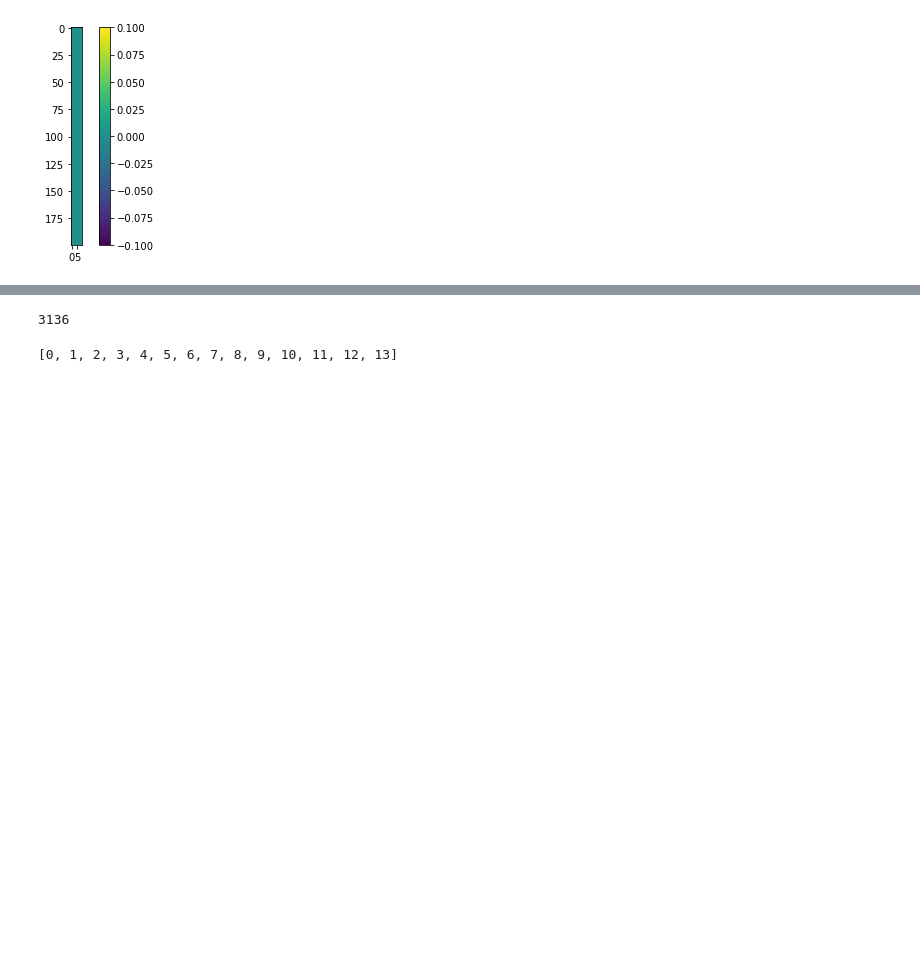
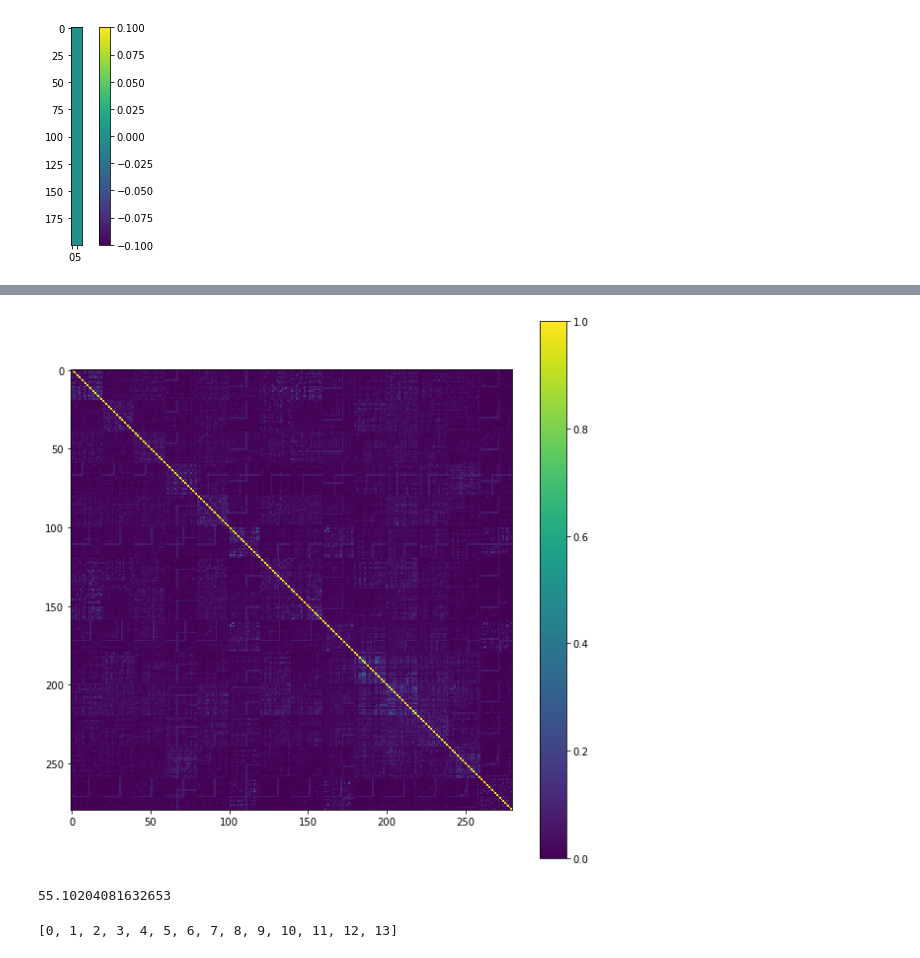
Before and after one commit to chanokin/l2l-omniglot, a Jupyter notebook: check_mid_spikes.ipynb, the cells around one changed output, grey strips where cells are left out. Cells and saved outputs as stored; diff of their text form; code cells hidden in the pictures; blank space fills up the shorter version.

```diff
--- a/check_mid_spikes.ipynb
+++ b/check_mid_spikes.ipynb
@@ -926,3 +960,12 @@ binned
+# %%
+plt.figure(figsize=(10, 10))
+ax = plt.subplot(1, 1, 1)
+#     ax.set_title("fitness = {}".format(fits))
+im = plt.imshow(avg / div, interpolation='none')#, vmin=0, vmax=1)#, cmap='gray')
+plt.colorbar(im)
+plt.show()
+# %% [output]
+[figure, added]
 # %%
 plt.figure(figsize=(16, 5))
 ax = plt.subplot(1, 1, 1)
@@ -938,10 +981,13 @@ ax.set_ylabel('norm rate (total spikes/num neurons)')
 
 plt.legend()
 plt.show()
-# %%
-56*56
-# %% [output]
-3136
+# %%
+def pc(r, n):
+    return 100. * n / (float(r*2. + 1.)**2)
+
+pc(3, 27)
+# %% [output]
+55.10204081632653
 # %%
 print(cls)
 for i0, c0 in enumerate(cls):
```
Also changed, not shown: parts of 3 cells of this notebook, 3 other files.
